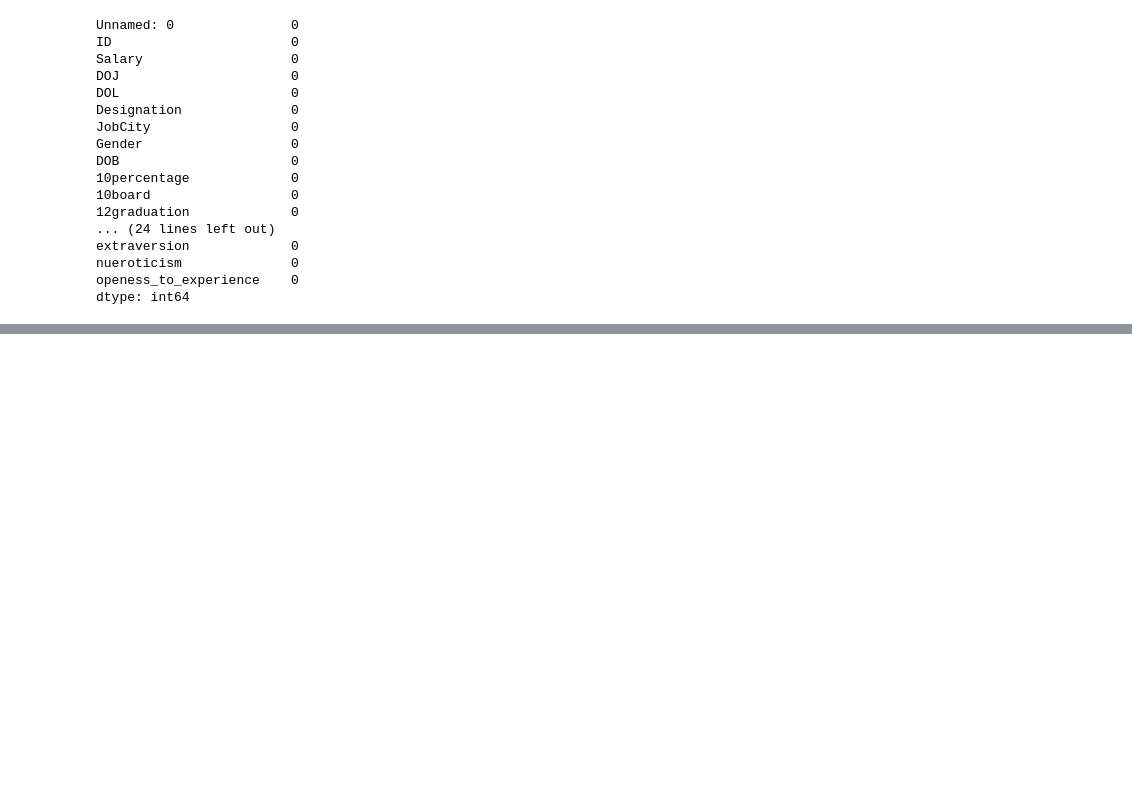
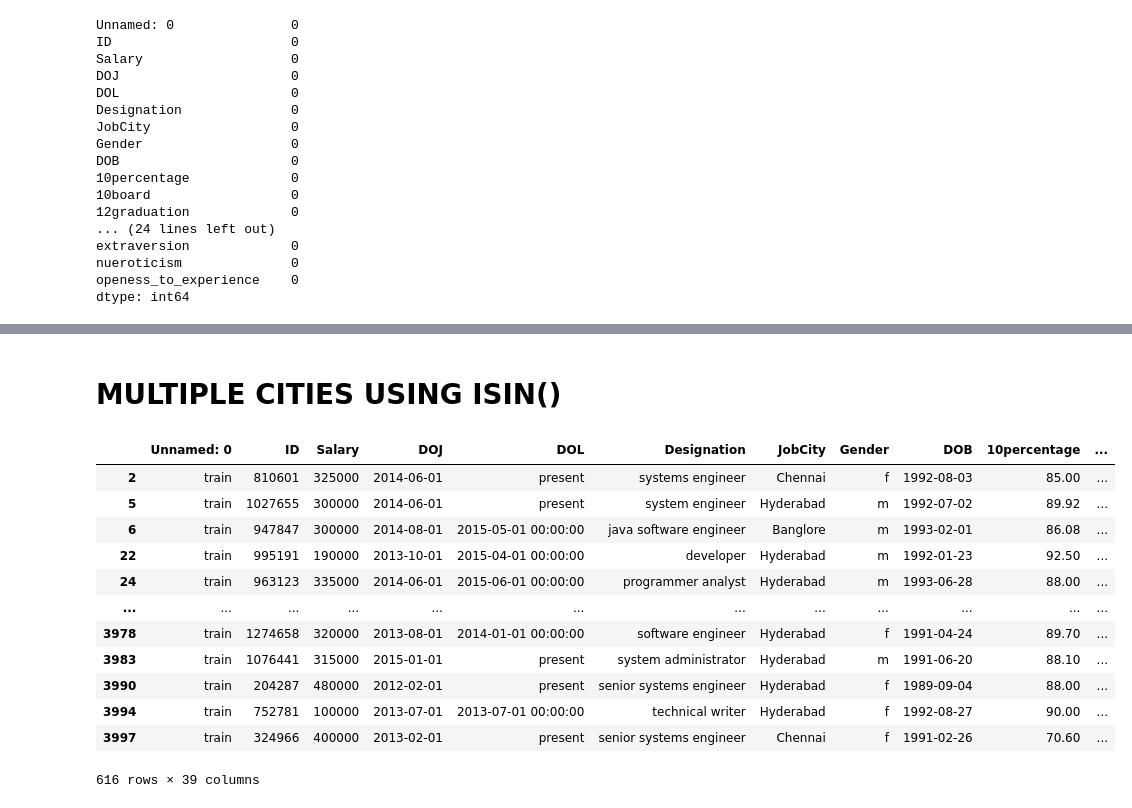
Before and after one commit to moulithatorati15/python-practice-and-projects, a Jupyter notebook: data_types.ipynb, the cells around one changed output, grey strips where cells are left out. Drawn from its saved outputs; the diff is of its cells as text; code cells hidden in the pictures; blank space fills up the shorter version.

```diff
--- a/data_types.ipynb
+++ b/data_types.ipynb
@@ -981,0 +1139,19 @@ dtype: int64
+# %% [markdown]
+# MULTIPLE CITIES USING ISIN()
+# %%
+multi_cities = ['Banglore','Hyderabad','Chennai']
+df[df['JobCity'].isin(multi_cities)]
+# %% [output]
+|  | Unnamed: 0 | ID | Salary | DOJ | DOL | Designation | JobCity | Gender | DOB | 10percentage | ... |
+| 2 | train | 810601 | 325000 | 2014-06-01 | present | systems engineer | Chennai | f | 1992-08-03 | 85.00 | ... |
+| 5 | train | 1027655 | 300000 | 2014-06-01 | present | system engineer | Hyderabad | m | 1992-07-02 | 89.92 | ... |
+| 6 | train | 947847 | 300000 | 2014-08-01 | 2015-05-01 00:00:00 | java software engineer | Banglore | m | 1993-02-01 | 86.08 | ... |
+| 22 | train | 995191 | 190000 | 2013-10-01 | 2015-04-01 00:00:00 | developer | Hyderabad | m | 1992-01-23 | 92.50 | ... |
+| 24 | train | 963123 | 335000 | 2014-06-01 | 2015-06-01 00:00:00 | programmer analyst | Hyderabad | m | 1993-06-28 | 88.00 | ... |
+| ... | ... | ... | ... | ... | ... | ... | ... | ... | ... | ... | ... |
+| 3978 | train | 1274658 | 320000 | 2013-08-01 | 2014-01-01 00:00:00 | software engineer | Hyderabad | f | 1991-04-24 | 89.70 | ... |
+| 3983 | train | 1076441 | 315000 | 2015-01-01 | present | system administrator | Hyderabad | m | 1991-06-20 | 88.10 | ... |
+| 3990 | train | 204287 | 480000 | 2012-02-01 | present | senior systems engineer | Hyderabad | f | 1989-09-04 | 88.00 | ... |
+| 3994 | train | 752781 | 100000 | 2013-07-01 | 2013-07-01 00:00:00 | technical writer | Hyderabad | f | 1992-08-27 | 90.00 | ... |
+| 3997 | train | 324966 | 400000 | 2013-02-01 | present | senior systems engineer | Chennai | f | 1991-02-26 | 70.60 | ... |
+616 rows × 39 columns
```
Also changed, not shown: parts of 44 cells of this notebook.
